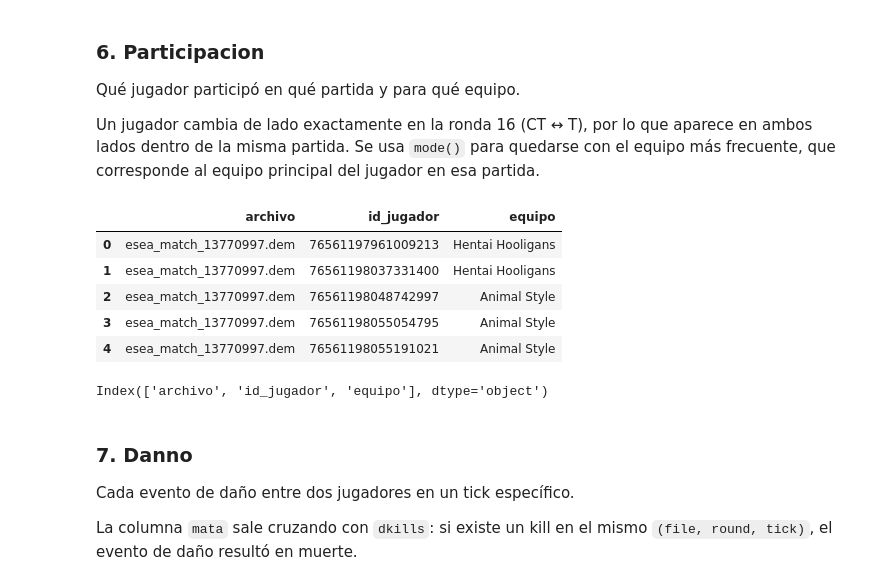
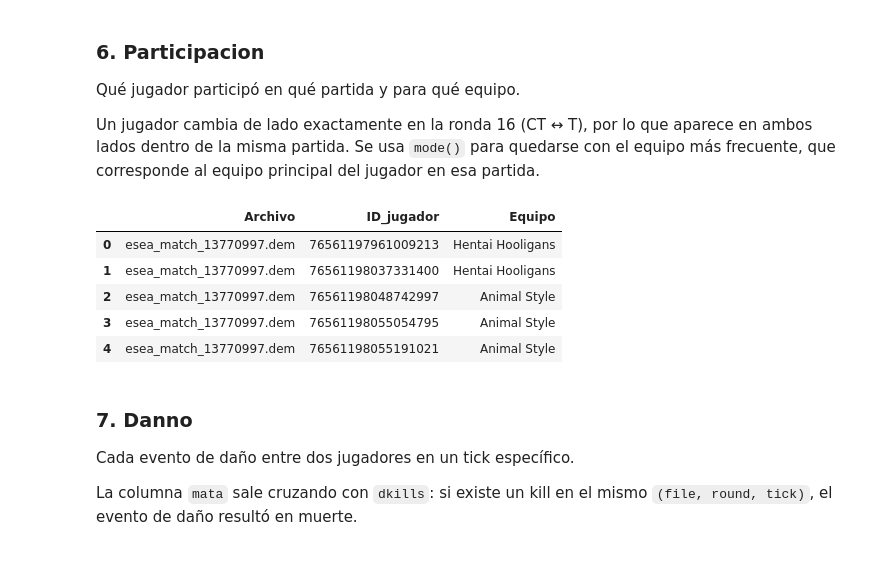
Before and after one commit to Bgallardo46/batos1, a Jupyter notebook: proyecto/Procesamiento datos/Filtro_datos_limpio.ipynb, the cells around one changed output. Cells and saved outputs as stored; diff of their text form; code cells hidden in the pictures.

```diff
--- a/proyecto/Subida_datos/Filtro_datos_limpio.ipynb
+++ b/proyecto/Procesamiento datos/Filtro_datos_limpio.ipynb
@@ -179,29 +202,25 @@ Un jugador cambia de lado exactamente en la ronda 16 (CT ↔ T), por lo que apar
 # %%
 Participacion = (
     ddmg[["file", "att_id", "att_team"]]
     [ddmg["att_id"] != 0]
     .groupby(["file", "att_id"])["att_team"]
-    .agg(lambda x: x.mode()[0])
+    .agg(lambda x: x.min())
     .reset_index()
     .rename(columns={
-        "file":     "archivo",
-        "att_id":   "id_jugador",
-        "att_team": "equipo"
+        "file":     "Archivo",
+        "att_id":   "ID_jugador",
+        "att_team": "Equipo"
     })
 )
 
 Participacion.head()
 # %% [output]
-|  | archivo | id_jugador | equipo |
+|  | Archivo | ID_jugador | Equipo |
 | 0 | esea_match_13770997.dem | 76561197961009213 | Hentai Hooligans |
 | 1 | esea_match_13770997.dem | 76561198037331400 | Hentai Hooligans |
 | 2 | esea_match_13770997.dem | 76561198048742997 | Animal Style |
 | 3 | esea_match_13770997.dem | 76561198055054795 | Animal Style |
 | 4 | esea_match_13770997.dem | 76561198055191021 | Animal Style |
-# %%
-Participacion.columns
-# %% [output]
-Index(['archivo', 'id_jugador', 'equipo'], dtype='object')
 # %% [markdown]
 ### 7. Danno
 Cada evento de daño entre dos jugadores en un tick específico.
```
Also changed, not shown: parts of 14 cells of this notebook, 8 other files.
